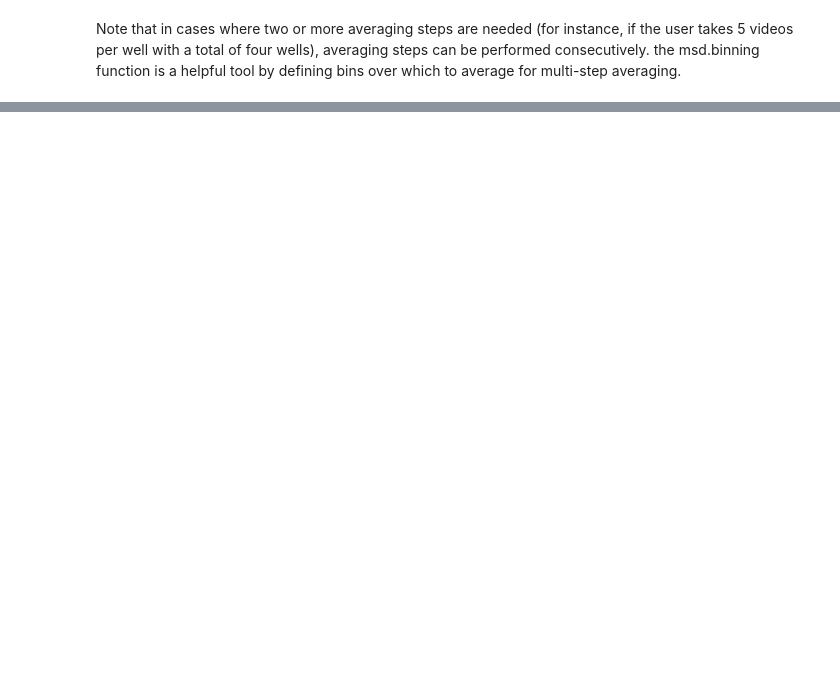
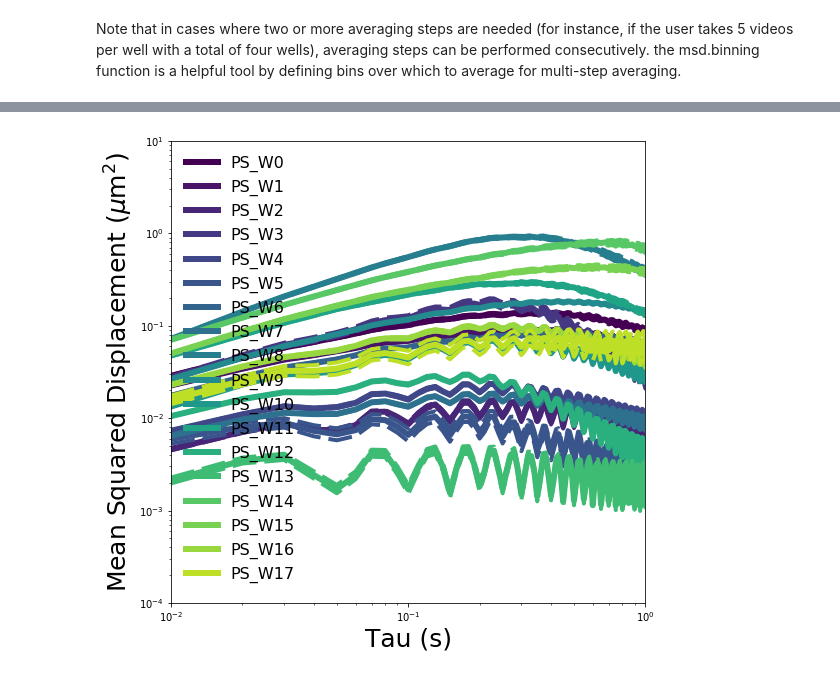
Before and after one commit to Nance-Lab/diff_classifier, a Jupyter notebook: notebooks/development/09_15_18_averaging_Chad_regional.ipynb, the cells around one changed output, grey strips where cells are left out. Drawn from its saved outputs; the diff is of its cells as text; code cells hidden in the pictures; blank space fills up the shorter version.

```diff
--- a/notebooks/development/09_15_18_averaging_Chad_regional.ipynb
+++ b/notebooks/development/09_15_18_averaging_Chad_regional.ipynb
@@ -79,2 +169,6 @@ msd.plot_all_experiments(to_track, yrange=(10**-3, 10**-1), bucket=bucket, folde
 # %%
 msd.plot_all_experiments(['gel_04_percent_bulk', 'gel_12_percent_bulk'], yrange=(10**-3, 10**-1), bucket=bucket, folder=folder)
+# %%
+msd.plot_all_experiments(well_names, yrange=(10**-4, 10**1), bucket=bucket, folder=folder)
+# %% [output]
+[figure, added]
```
Also changed, not shown: parts of 10 cells of this notebook, 4 other files.
